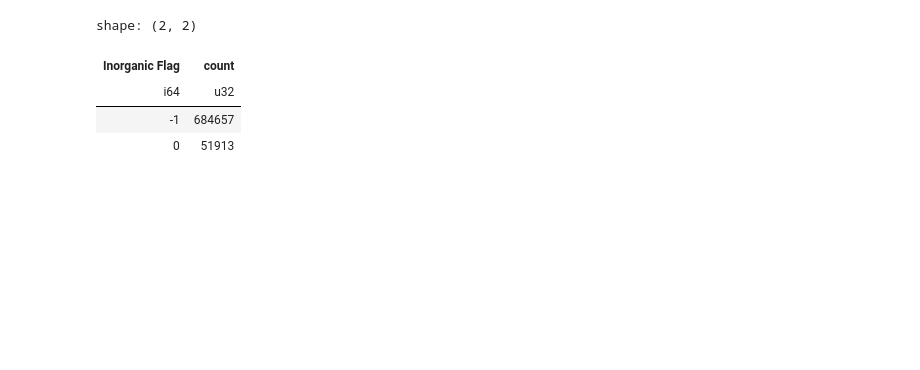
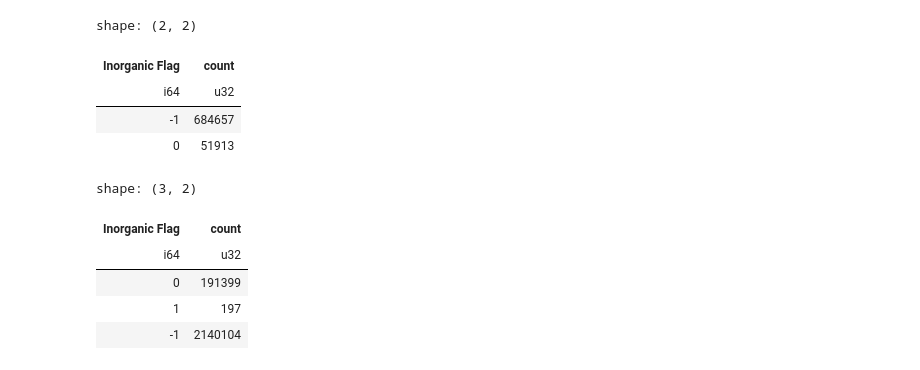
Before and after one commit to jhylin/Rust_projects, a Jupyter notebook: Rust_pl_chembl_cpds.ipynb, the cells around one changed output. Drawn from its saved outputs; the diff is of its cells as text; code cells hidden in the pictures; blank space fills up the shorter version.

```diff
--- a/Rust_pl_chembl_cpds.ipynb
+++ b/Rust_pl_chembl_cpds.ipynb
@@ -536,3 +603,12 @@ shape: (2, 2)
 | i64 | u32 |
 | -1 | 684657 |
 | 0 | 51913 |
+# %%
+df_new.groupby("Inorganic Flag").agg(pl.count())
+# %% [output]
+shape: (3, 2)
+| Inorganic Flag | count |
+| i64 | u32 |
+| 0 | 191399 |
+| 1 | 197 |
+| -1 | 2140104 |
```
Also changed, not shown: parts of 25 cells of this notebook.
